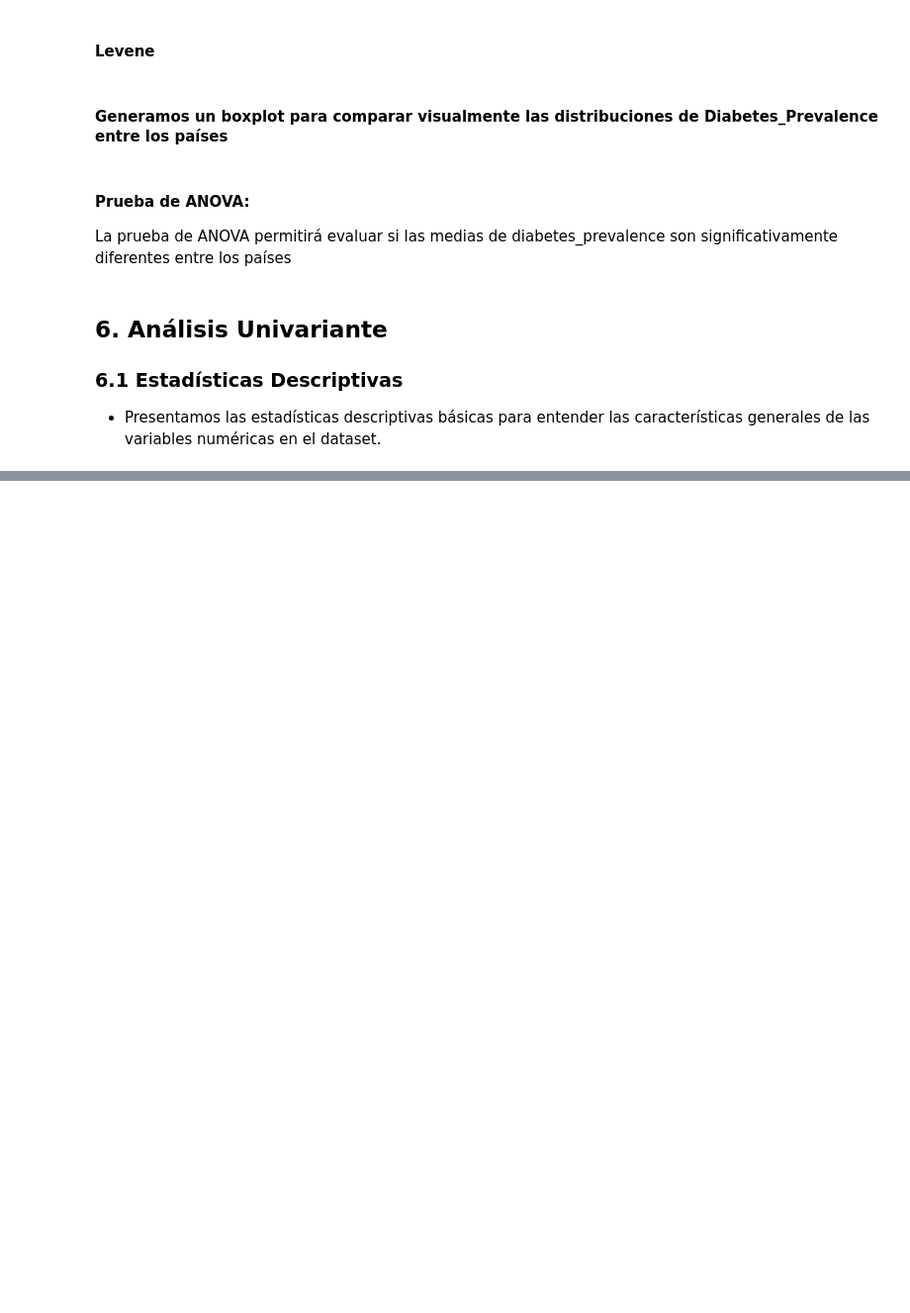
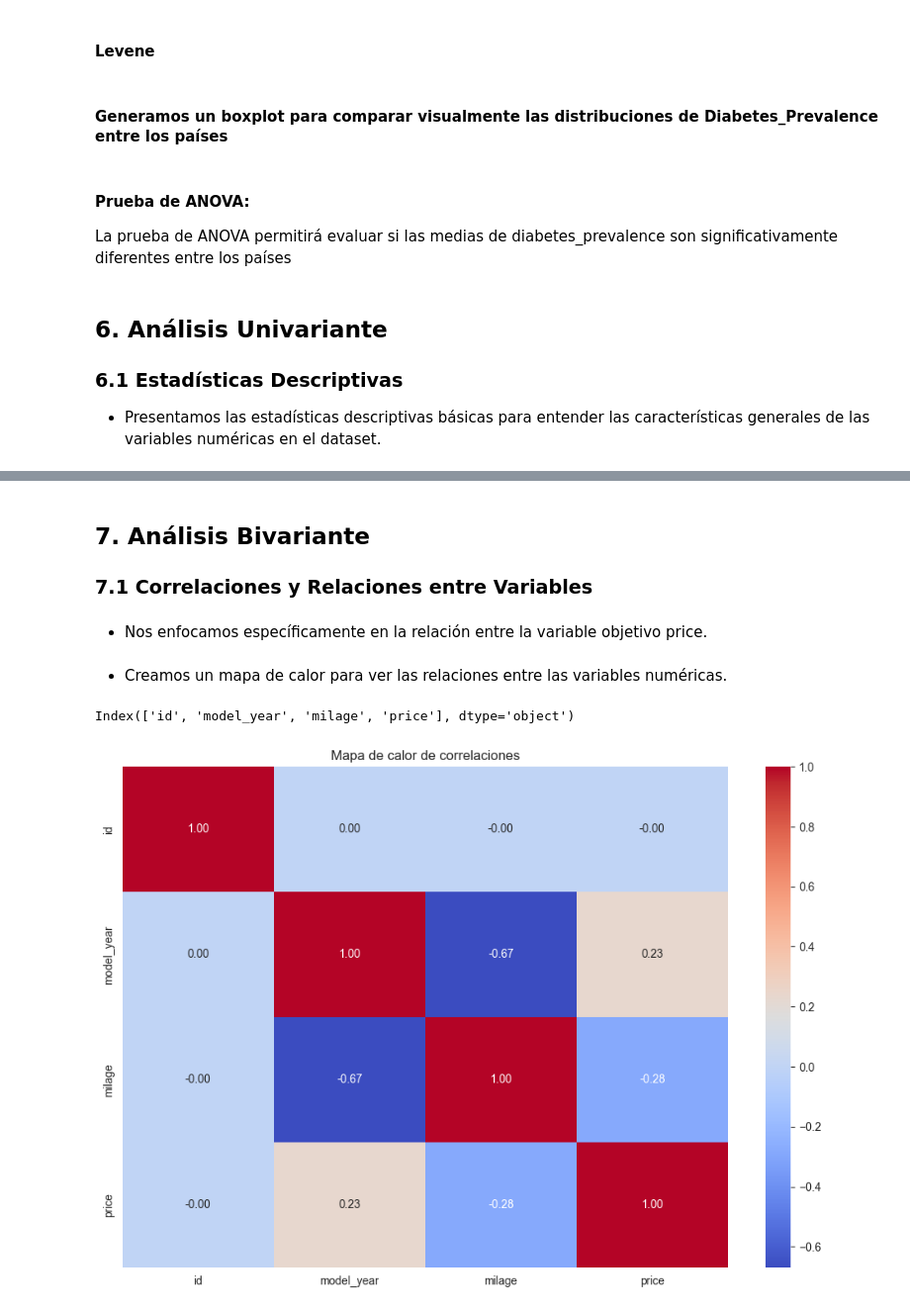
Before and after one commit to Bootcamp-IA-P4/Car_prices_project_equipo2, a Jupyter notebook: eda/eda.ipynb, the cells around one changed output, grey strips where cells are left out. Shown at 99% size. Saved outputs shown, nothing was run; the diff lists cells and outputs as text; code cells hidden in the pictures; blank space fills up the shorter version.

```diff
--- a/eda/eda.ipynb
+++ b/eda/eda.ipynb
@@ -214,0 +240,21 @@ Hallazgos:
+# %% [markdown]
+## 7. Análisis Bivariante
+### 7.1 Correlaciones y Relaciones entre Variables
+# %% [markdown]
+- Nos enfocamos específicamente en la relación entre la variable objetivo price.
+# %% [markdown]
+- Creamos un mapa de calor para ver las relaciones entre las variables numéricas.
+# %%
+# Filtrar solo las columnas numéricas
+numeric_columns = df_car_price.select_dtypes(include=['float64', 'int64'])
+print(numeric_columns.columns)
+# Calcular la matriz de correlación
+correlation_matrix = numeric_columns.corr()
+
+plt.figure(figsize=(12, 8))
+sns.heatmap(correlation_matrix, annot=True, cmap='coolwarm', fmt=".2f")
+plt.title("Mapa de calor de correlaciones")
+plt.show()
+# %% [output]
+Index(['id', 'model_year', 'milage', 'price'], dtype='object')
+[figure, added]
```
Also changed, not shown: parts of 19 cells of this notebook.
